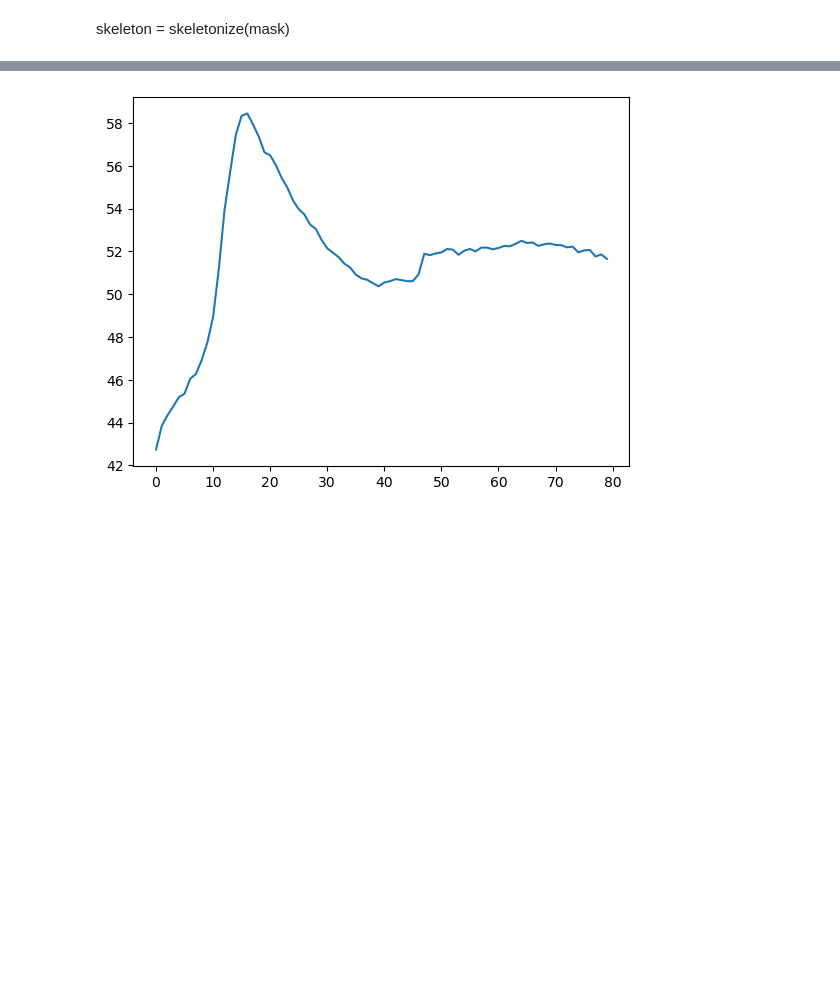
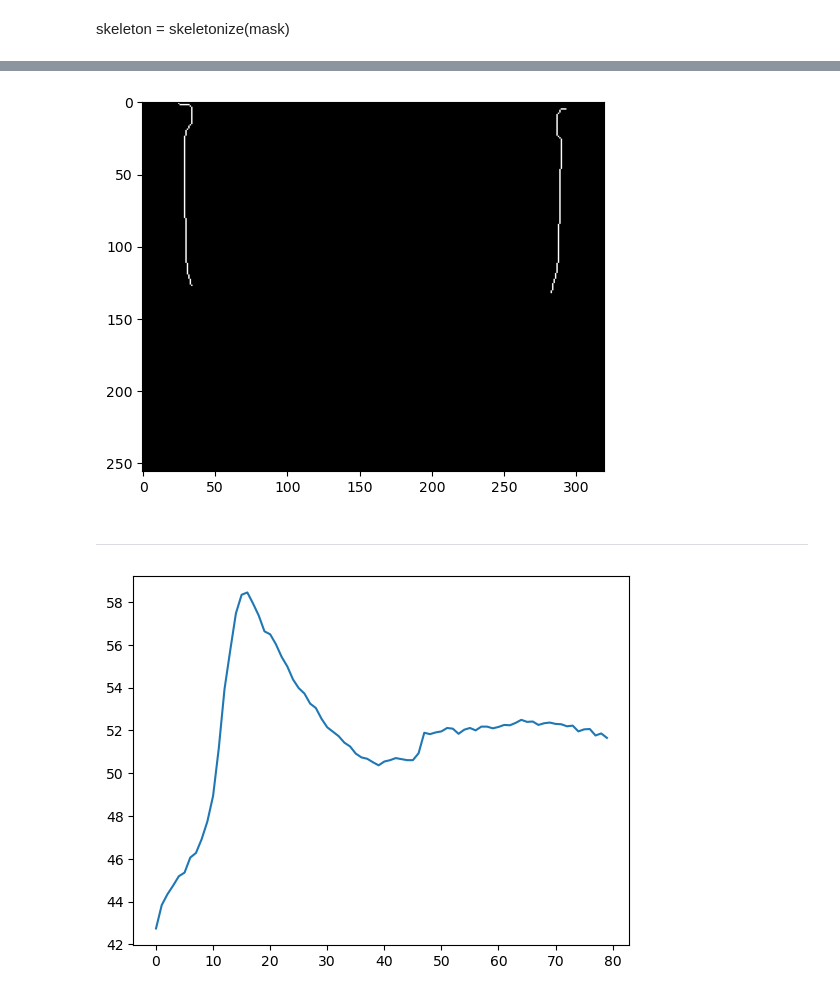
Before and after one commit to junlees/EH_MachineVision, a Jupyter notebook: test_1.ipynb, the cells around one changed output, grey strips where cells are left out. Drawn from its saved outputs; the diff is of its cells as text; code cells hidden in the pictures; blank space fills up the shorter version.

```diff
--- a/test_1.ipynb
+++ b/test_1.ipynb
@@ -64,3 +63,10 @@ plt.show()
+# %%
+plt.imshow(skeleton, cmap=plt.cm.gray)
+plt.show()
+# %% [output]
+[figure, added]
+# %% [markdown]
+----
 # %%
 plt.figure(1)
 plt.plot(np.arange(0,80), processed_vectors[422])
```
Also changed, not shown: parts of 3 cells of this notebook.
